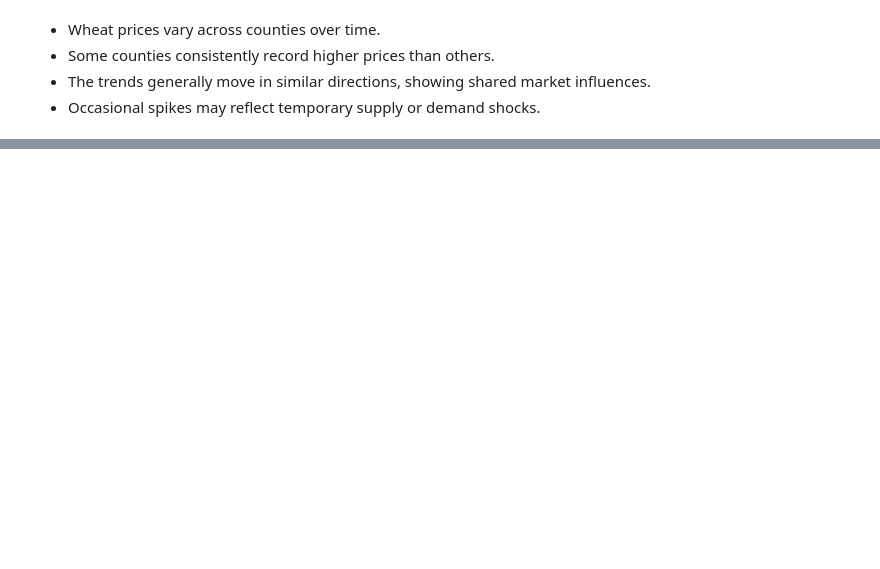
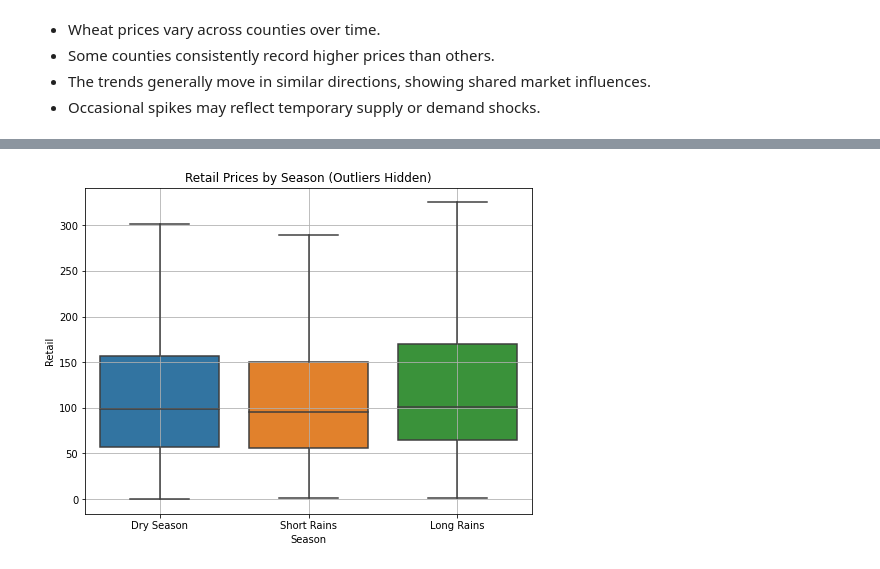
Before and after one commit to Victor-Mufasa/Agricultural-Commodity-Price-Forecasting, a Jupyter notebook: notebook/Maureen.ipynb, the cells around one changed output, grey strips where cells are left out. Drawn from its saved outputs; the diff is of its cells as text; code cells hidden in the pictures; blank space fills up the shorter version.

```diff
--- a/notebook/Maureen.ipynb
+++ b/notebook/Maureen.ipynb
@@ -442,0 +501,34 @@ plt.show()
+# %%
+# Add Rolling / Moving Averages
+window = 3  # 3-month rolling window
+
+df_model['Retail_MA3'] = (
+    df_model
+    .groupby(['County','Commodity'])['Retail']
+    .transform(lambda x: x.rolling(window, min_periods=1).mean())
+)
+
+df_model['Wholesale_MA3'] = (
+    df_model
+    .groupby(['County','Commodity'])['Wholesale']
+    .transform(lambda x: x.rolling(window, min_periods=1).mean())
+)
+# %%
+# Extract date features
+df_model['Year'] = df_model['Date'].dt.year
+df_model['Month'] = df_model['Date'].dt.month
+df_model['Quarter'] = df_model['Date'].dt.quarter
+# %%
+# Create a 'Season' column based on the month to capture seasonal effects
+def month_to_season(month):
+    if month in [3,4,5]:
+        return 'Long Rains'
+    elif month in [10,11,12]:
+        return 'Short Rains'
+    else:
+        return 'Dry Season'
+
+df_model['Season'] = df_model['Month'].apply(month_to_season)
+# %%
+# Drop any remaining rows with missing values in key columns
+df_model = df_model.dropna().reset_index(drop=True)
@@ -442,0 +558,10 @@ plt.show()
+# %%
+# Distribution of Retail prices by Season
+
+plt.figure(figsize=(8,6))
+sns.boxplot(x='Season', y='Retail', data=df_model, showfliers=False)
+plt.title("Retail Prices by Season (Outliers Hidden)")
+plt.grid(True)
+plt.show()
+# %% [output]
+[figure, added]
```
Also changed, not shown: parts of 39 cells of this notebook.
